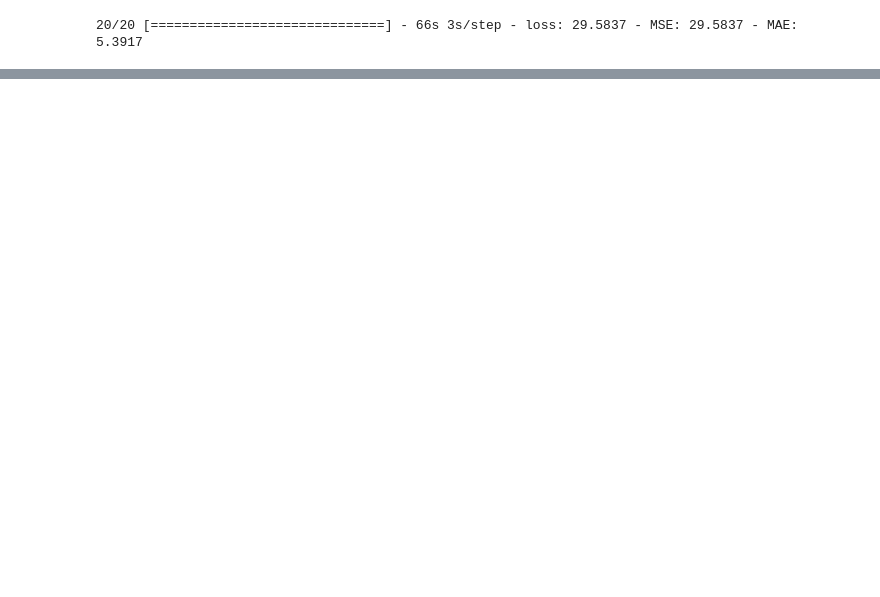
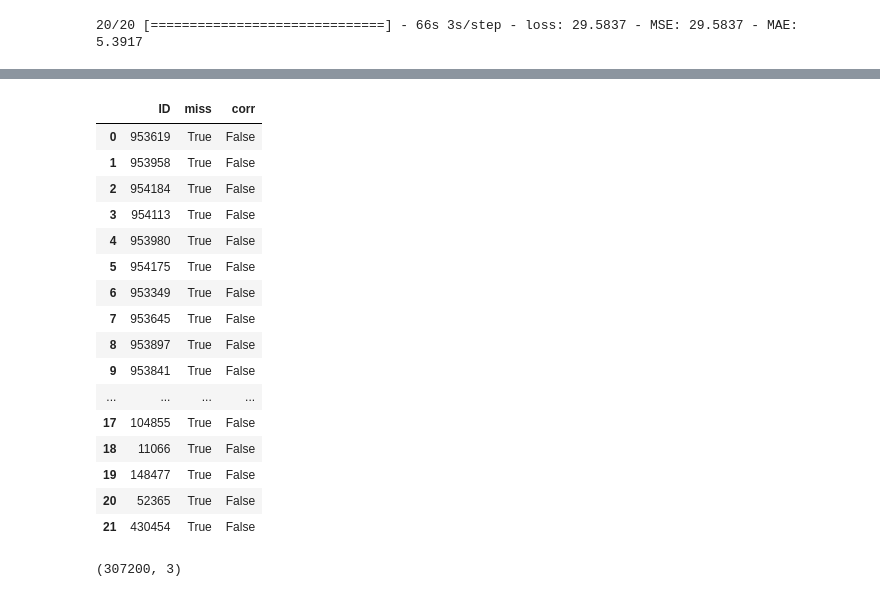
Before and after one commit to CalumF/Mobile-Image-Aesthetics, a Jupyter notebook: trial_MNv2_training.ipynb, the cells around one changed output, grey strips where cells are left out. Cells and saved outputs as stored; diff of their text form; code cells hidden in the pictures; blank space fills up the shorter version.

```diff
--- a/trial_MNv2_training.ipynb
+++ b/trial_MNv2_training.ipynb
@@ -110,0 +130,41 @@ KeyboardInterrupt:
+# %%
+corrupt_df = pd.DataFrame(columns=['ID', 'miss', 'corr'])
+# %%
+from PIL import Image
+from tqdm import tqdm
+path = os.path.join(os.path.dirname(os.getcwd()), 'ava-data', 'AVA_dataset','images_ext','images')
+for image in tqdm(ava.ID):
+    try:
+        try:
+            im = Image.open(os.path.join(path, str(image)+'.jpg'))
+        except:
+            corrupt_df = corrupt_df.append({'ID': image, 'miss':True, 'corr':False}, ignore_index=True)
+            continue
+        im.getdata()
+    except:
+        corrupt_df = corrupt_df.append({'ID': image, 'miss':False, 'corr':True}, ignore_index=True)
+# %%
+corrupt_df
+# %% [output]
+|  | ID | miss | corr |
+| 0 | 953619 | True | False |
+| 1 | 953958 | True | False |
+| 2 | 954184 | True | False |
+| 3 | 954113 | True | False |
+| 4 | 953980 | True | False |
+| 5 | 954175 | True | False |
+| 6 | 953349 | True | False |
+| 7 | 953645 | True | False |
+| 8 | 953897 | True | False |
+| 9 | 953841 | True | False |
+| ... | ... | ... | ... |
+| 17 | 104855 | True | False |
+| 18 | 11066 | True | False |
+| 19 | 148477 | True | False |
+| 20 | 52365 | True | False |
+| 21 | 430454 | True | False |
+# %%
+im = Image.open(os.path.join(path, str(724198)+'.jpg'))
+np.array(im.getdata())
+# %% [output]
+(307200, 3)
```
Also changed, not shown: parts of 19 cells of this notebook, 2 other files.
